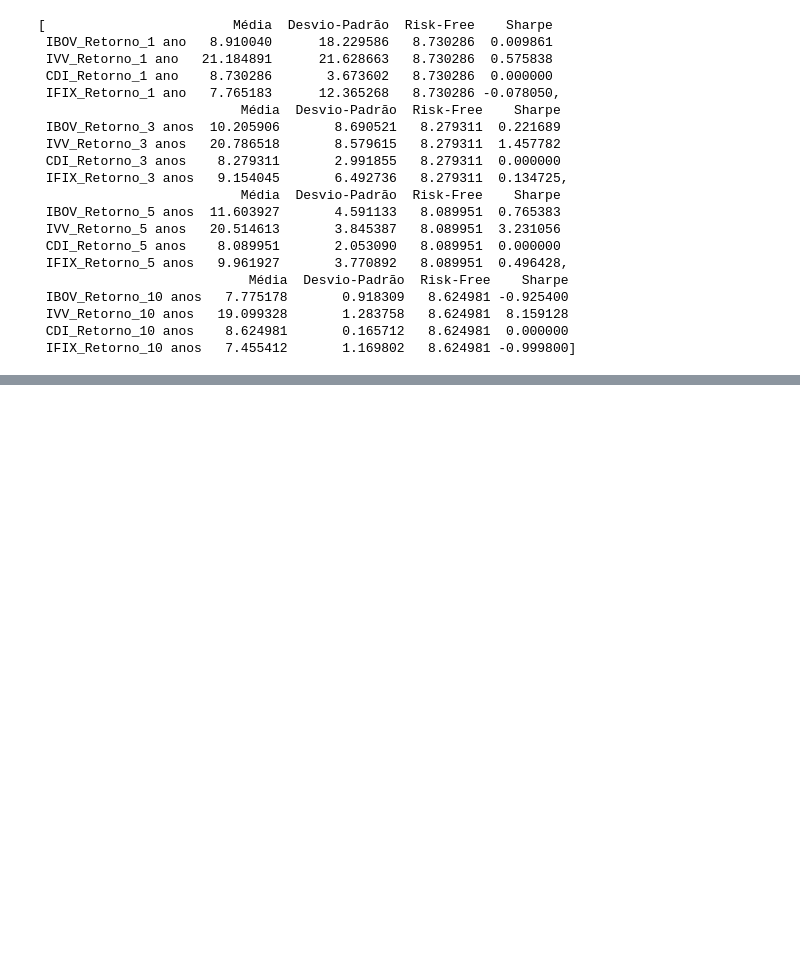
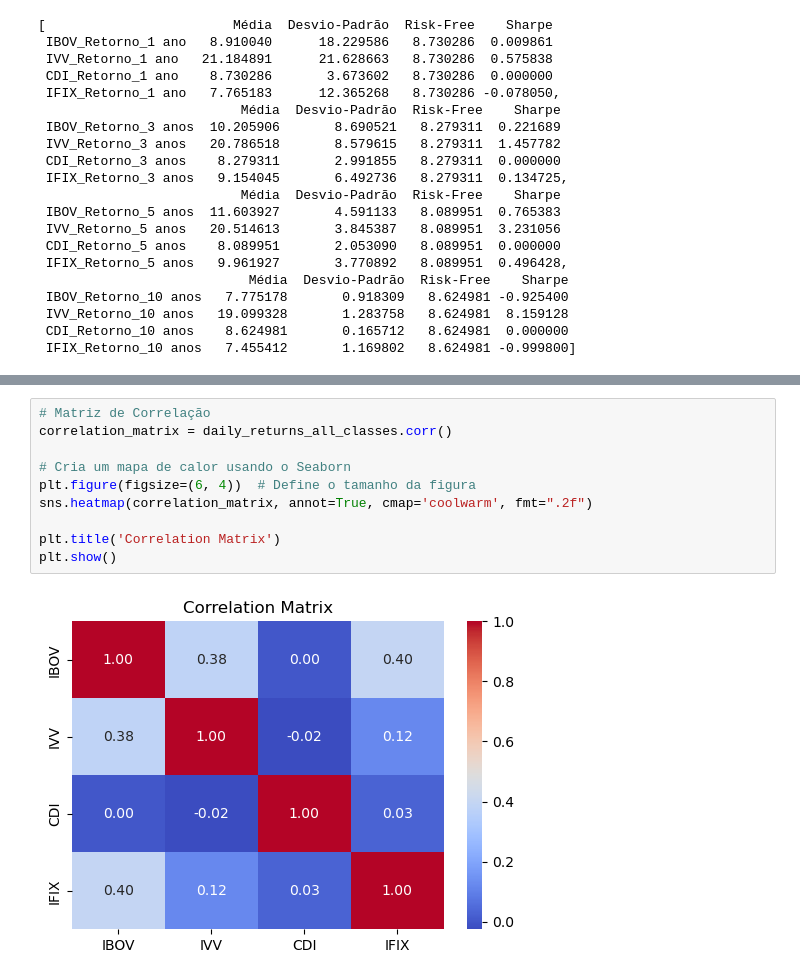
Before and after one commit to paulinhok14/Asset-Allocation, a Jupyter notebook: Asset Allocation.ipynb, the cells around one changed output, grey strips where cells are left out. Drawn from its saved outputs; the diff is of its cells as text; blank space fills up the shorter version.

```diff
--- a/Asset Allocation.ipynb
+++ b/Asset Allocation.ipynb
@@ -264,3 +254,15 @@ plt.show()
+# %%
+# Matriz de Correlação
+correlation_matrix = daily_returns_all_classes.corr()
+
+# Cria um mapa de calor usando o Seaborn
+plt.figure(figsize=(6, 4))  # Define o tamanho da figura
+sns.heatmap(correlation_matrix, annot=True, cmap='coolwarm', fmt=".2f")
+
+plt.title('Correlation Matrix')
+plt.show()
+# %% [output]
+[figure, added]
 # %%
 # Gerando grafico para janelas de 3 anos
 
```
Also changed, not shown: parts of 29 cells of this notebook.
